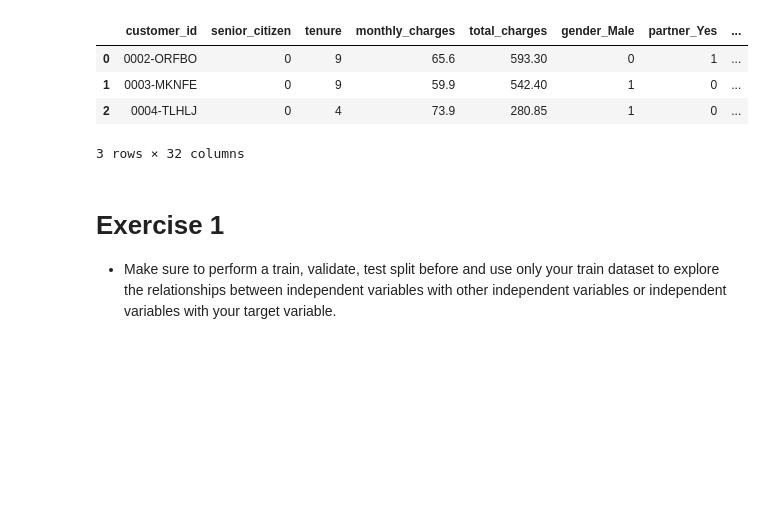
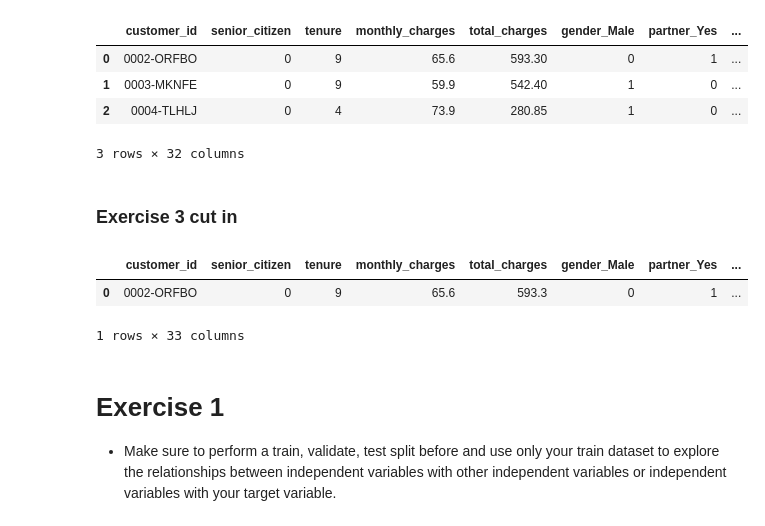
Before and after one commit to BraedenWright/regression-exercises, a Jupyter notebook: explore.ipynb, the cells around one changed output. Saved outputs shown, nothing was run; the diff lists cells and outputs as text; code cells hidden in the pictures; blank space fills up the shorter version.

```diff
--- a/explore.ipynb
+++ b/explore.ipynb
@@ -35,6 +35,26 @@ df.head(3)
 | 1 | 0003-MKNFE | 0 | 9 | 59.9 | 542.40 | 1 | 0 | ... |
 | 2 | 0004-TLHLJ | 0 | 4 | 73.9 | 280.85 | 1 | 0 | ... |
 3 rows × 32 columns
+# %% [markdown]
+### Exercise 3 cut in
+# %%
+# Make a function to add a new column that translate tenure months to years
+
+def months_to_years(df):
+    '''
+    A function to add a new column that translate tenure months to years
+    '''
+    df['tenure_years'] = round(df.tenure // 12)
+
+    return df
+
+df = months_to_years(df)
+# %%
+df.head(1)
+# %% [output]
+|  | customer_id | senior_citizen | tenure | monthly_charges | total_charges | gender_Male | partner_Yes | ... |
+| 0 | 0002-ORFBO | 0 | 9 | 65.6 | 593.3 | 0 | 1 | ... |
+1 rows × 33 columns
 # %% [markdown]
 # Exercise 1
 
```
Also changed, not shown: parts of 1 cell of this notebook.
